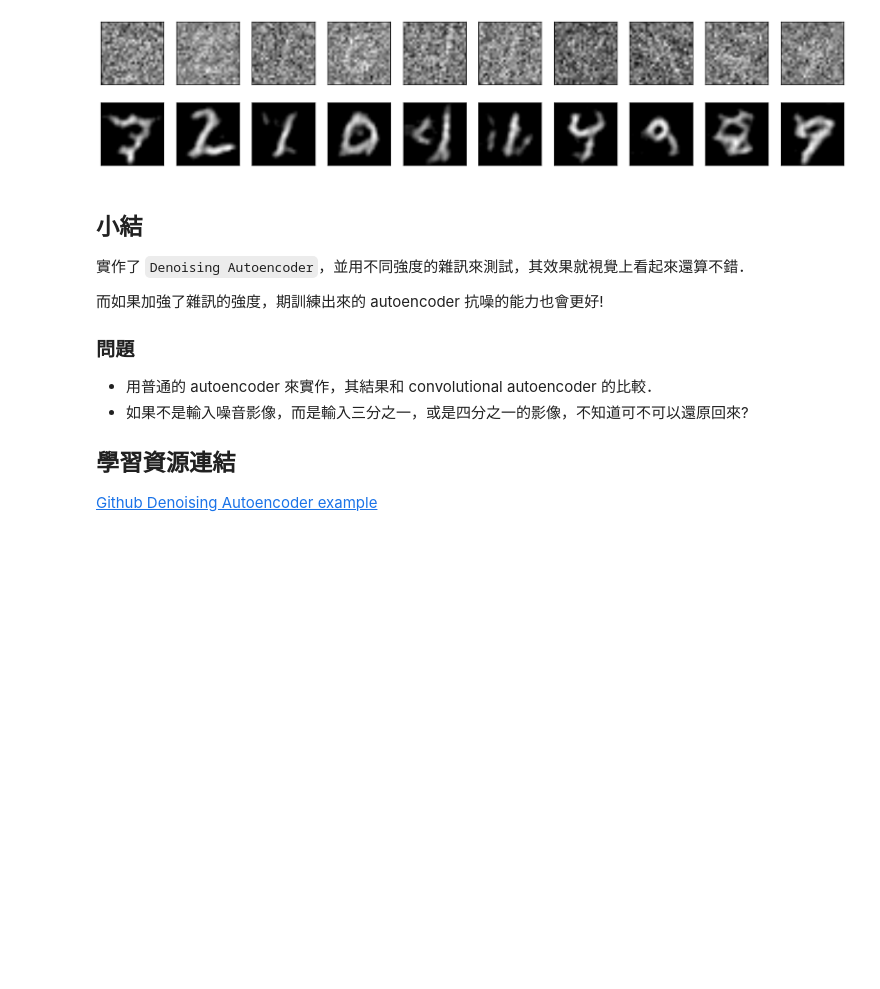
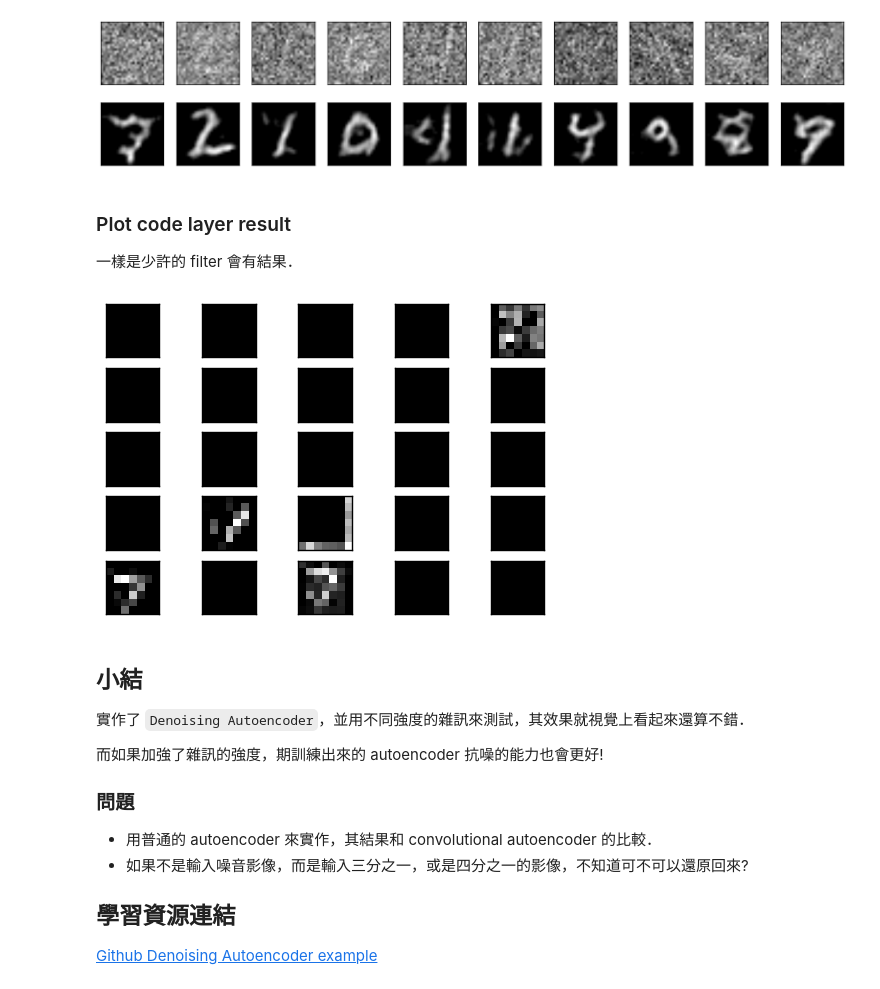
Before and after one commit to c1mone/Tensorflow-101, a Jupyter notebook: notebooks/8_Denoising_Autoencoder.ipynb, the cells around one changed output. Cells and saved outputs as stored; diff of their text form; code cells hidden in the pictures; blank space fills up the shorter version.

```diff
--- a/notebooks/8_Denoising_Autoencoder.ipynb
+++ b/notebooks/8_Denoising_Autoencoder.ipynb
@@ -319,6 +319,15 @@ test_reconstruct_img = np.reshape(x_reconstruct.eval(feed_dict = {x: test_origin
 plot_n_reconstruct(test_origin_img + 1.0*np.random.randn(10, 784), test_reconstruct_img)
 # %% [output]
 [figure]
+# %% [markdown]
+### Plot code layer result
+
+一樣是少許的 filter 會有結果．
+# %%
+image1 = mnist.test.images[0] + 0.8*np.random.randn(784)
+plot_conv_layer(code_layer, image1, 25)
+# %% [output]
+[figure, added]
 # %% [markdown]
 ## 小結
 
```
